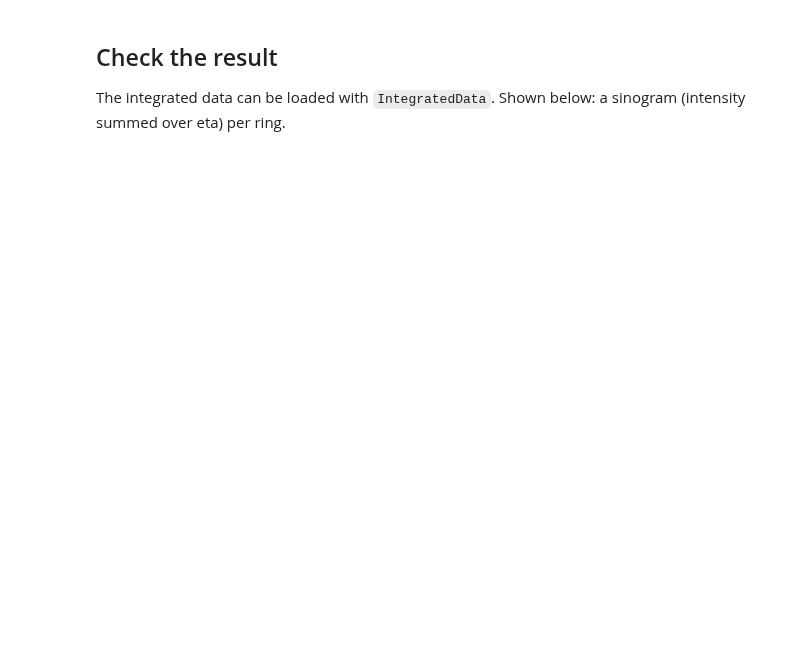
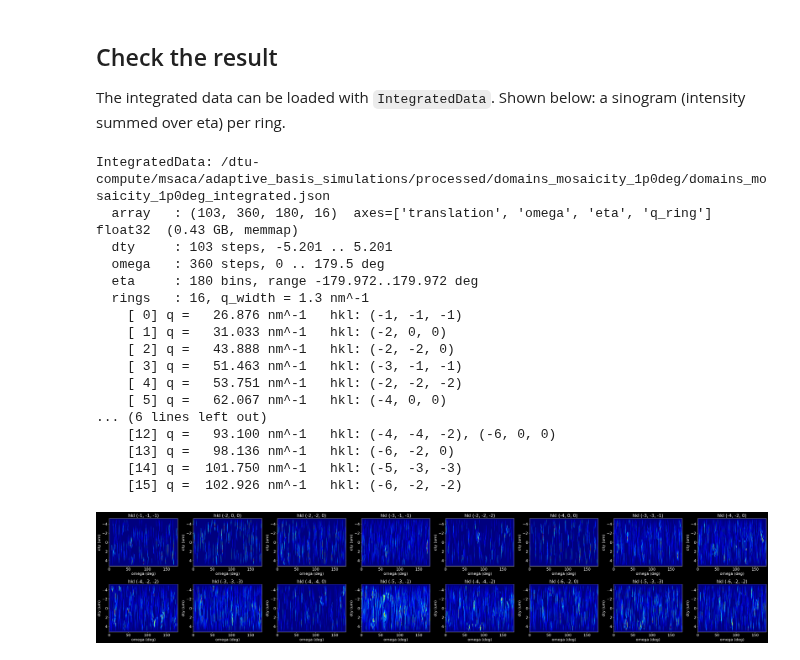
Before and after one commit to msaca-okse/adaptive_basis_simulation, a Jupyter notebook: integration/domains_mosaicity_1p0deg/01_inspect_integrate.ipynb, the cells around one changed output. Saved outputs shown, nothing was run; the diff lists cells and outputs as text; code cells hidden in the pictures; blank space fills up the shorter version.

```diff
--- a/integration/domains_mosaicity_1p0deg/01_inspect_integrate.ipynb
+++ b/integration/domains_mosaicity_1p0deg/01_inspect_integrate.ipynb
@@ -44,3 +42,7 @@ INTEGRATED_PATH = paths.integrated_path(SAMPLE)
+# %%
+SAMPLE = "domains_mosaicity_1p0deg"
+INTEGRATED_PATH = paths.integrated_path(SAMPLE)  # earlier run, without polarization correction
+OUTPUT_PATH = output_path(SAMPLE)                # polarization-corrected run, written by this notebook
 # %% [markdown]
 ## A few frames
 Frames are max-filtered for display only, so that peaks of a few pixels stay visible.
@@ -223,16 +303,19 @@ with open(json_path) as f:
     params = json.load(f)
 
 ai = pyFAI.load(params["geometry"]["poni_path"])
+# every integration setting comes from the json, so what is recorded is exactly what runs
 Q_WIDTH_NM = params["rings"]["q_width_nm"]
 N_eta = params["rings"]["n_eta"]
-eta_range = tuple(params["rings"]["eta_range_deg"])
+integ = params["integration"]
+npt_rad = integ["npt_rad"]
+method = tuple(integ["method"])
+unit = integ["unit"]
+pol_factor = params["corrections"]["polarization"]["factor"]
+assert integ["azimuth_range_deg"] is None and integ["radial_range_nm"] is None  # pyFAI defaults, as recorded
+print(f"integrating with polarization_factor={pol_factor}, npt_rad={npt_rad}, method={method}")
 selected_q = np.array([r["q_nm"] for r in params["rings"]["selected"]])
 
 radial_ranges = [(q0 - Q_WIDTH_NM / 2, q0 + Q_WIDTH_NM / 2) for q0 in selected_q]
-q_range_min = min(lo for lo, hi in radial_ranges)
-q_range_max = max(hi for lo, hi in radial_ranges)
-n_bins_per_ring = 10
-npt_rad = int((q_range_max - q_range_min) / Q_WIDTH_NM * n_bins_per_ring)
 N_rings = len(radial_ranges)
 
 shape = tuple(params["output"]["shape"])
@@ -249,8 +332,8 @@ with SimulatedDataset(SAMPLE) as ds:
     buf_nbytes = read_batch_size * np.prod(frame_shape) * np.dtype(dtype_str).itemsize
     print(f"shared-memory pool: {n_shm_buffers} buffers x {buf_nbytes/1e6:.0f} MB = {n_shm_buffers * buf_nbytes / 1e9:.2f} GB")
 
-    res0 = ai.integrate2d(ds.frame(0, 0), npt_rad=npt_rad, npt_azim=N_eta, radial_range=(q_range_min, q_range_max),
-                          azimuth_range=eta_range, unit="q_nm^-1", mask=mask, method=("no", "csr", "opencl"))
+    res0 = ai.integrate2d(ds.frame(0, 0), npt_rad=npt_rad, npt_azim=N_eta, unit=unit, mask=mask,
+                          method=method, polarization_factor=pol_factor)
     assert np.allclose(res0.azimuthal, params["rings"]["eta_deg"], atol=1e-3), (
         "pyFAI's azimuthal bin centres don't match eta_deg in the json")
     ring_matrix = np.zeros((npt_rad, N_rings), dtype=np.float32)
@@ -288,8 +371,8 @@ with SimulatedDataset(SAMPLE) as ds:
                 buf = shm_arrays[name]
                 batch_out = np.empty((n, N_eta, N_rings), dtype=np.float32)
                 for i in range(n):
-                    res = ai.integrate2d(buf[i], npt_rad=npt_rad, npt_azim=N_eta, radial_range=(q_range_min, q_range_max),
-                                         azimuth_range=eta_range, unit="q_nm^-1", mask=mask, method=("no", "csr", "opencl"))
+                    res = ai.integrate2d(buf[i], npt_rad=npt_rad, npt_azim=N_eta, unit=unit, mask=mask,
+                                         method=method, polarization_factor=pol_factor)
                     batch_out[i] = res.intensity @ ring_matrix
                 out_view[s - abs_start:s - abs_start + n] = batch_out
                 free_names.append(name)
@@ -325,16 +422,40 @@ print("Integration complete.")
 ## Check the result
 The integrated data can be loaded with `IntegratedData`. Shown below: a sinogram (intensity summed over eta) per ring.
 # %%
-data = IntegratedData(INTEGRATED_PATH)
+data = IntegratedData(OUTPUT_PATH)
+assert data.polarization_corrected is True, (
+    f"{data.json_path}: polarization_corrected={data.polarization_corrected} "
+    "(None = not recorded, i.e. an older integration). The data must be reintegrated with the "
+    "polarization correction (integration/<sample>/01_inspect_integrate.ipynb) before binning/normalisation."
+)
 print(data)
 
 sinos = np.asarray(data.I).sum(axis=2)  # (translation, omega, ring)
 fig, axes = plt.subplots(2, data.n_rings // 2, figsize=(5 * data.n_rings // 2, 8))
 for i, ax in enumerate(axes.flatten()):
-    ax.imshow(sinos[:, :, i], aspect="auto", cmap="viridis",
+    ax.imshow(sinos[:, :, i], aspect="auto", cmap="jet",
               extent=[data.omega_deg[0], data.omega_deg[-1], data.translations[-1], data.translations[0]])
     ax.set_title(f"hkl {tuple(data.hkl[i][0])}")
     ax.set_xlabel("omega (deg)")
     ax.set_ylabel("dty (um)")
 plt.tight_layout()
 plt.show()
+# %% [output]
+IntegratedData: /dtu-compute/msaca/adaptive_basis_simulations/processed/domains_mosaicity_1p0deg/domains_mosaicity_1p0deg_integrated.json
+  array   : (103, 360, 180, 16)  axes=['translation', 'omega', 'eta', 'q_ring']  float32  (0.43 GB, memmap)
+  dty     : 103 steps, -5.201 .. 5.201
+  omega   : 360 steps, 0 .. 179.5 deg
+  eta     : 180 bins, range -179.972..179.972 deg
+  rings   : 16, q_width = 1.3 nm^-1
+    [ 0] q =   26.876 nm^-1   hkl: (-1, -1, -1)
+    [ 1] q =   31.033 nm^-1   hkl: (-2, 0, 0)
+    [ 2] q =   43.888 nm^-1   hkl: (-2, -2, 0)
+    [ 3] q =   51.463 nm^-1   hkl: (-3, -1, -1)
+    [ 4] q =   53.751 nm^-1   hkl: (-2, -2, -2)
+    [ 5] q =   62.067 nm^-1   hkl: (-4, 0, 0)
+... (6 lines left out)
+    [12] q =   93.100 nm^-1   hkl: (-4, -4, -2), (-6, 0, 0)
+    [13] q =   98.136 nm^-1   hkl: (-6, -2, 0)
+    [14] q =  101.750 nm^-1   hkl: (-5, -3, -3)
+    [15] q =  102.926 nm^-1   hkl: (-6, -2, -2)
+[figure, added]
```
Also changed, not shown: parts of 12 cells of this notebook, 19 other files.
